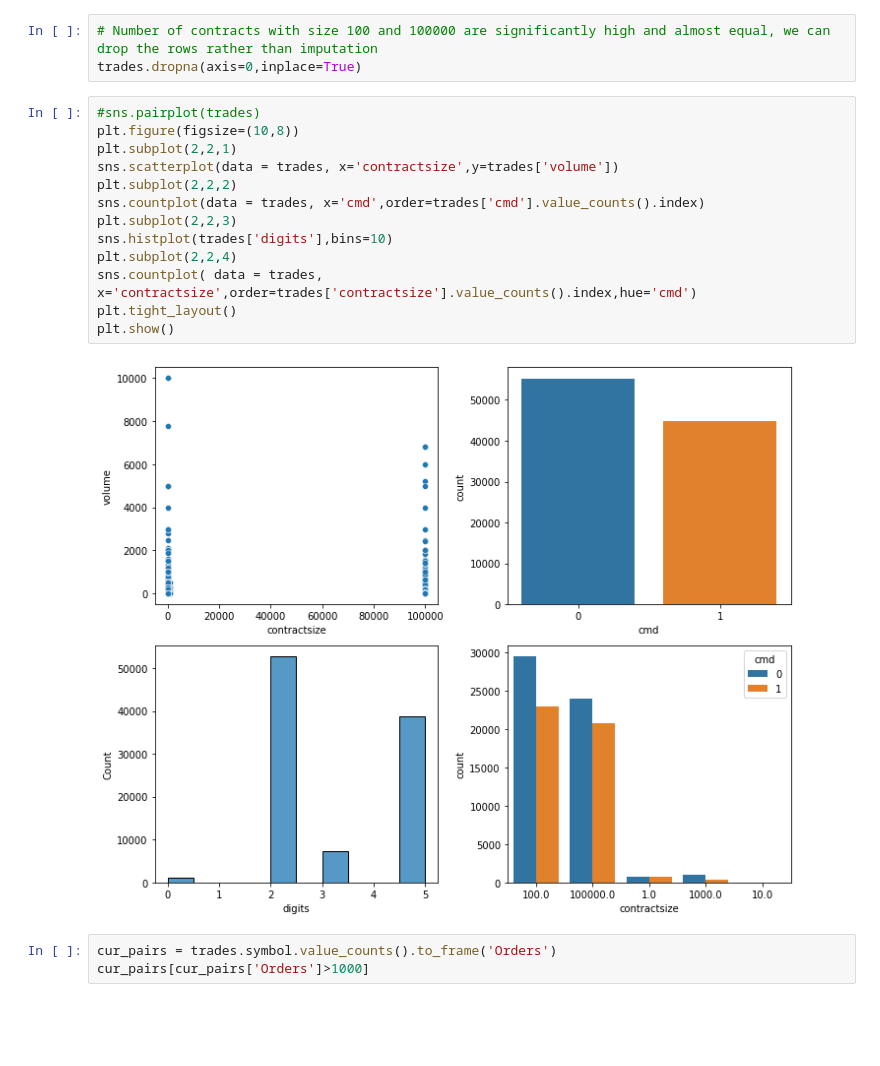
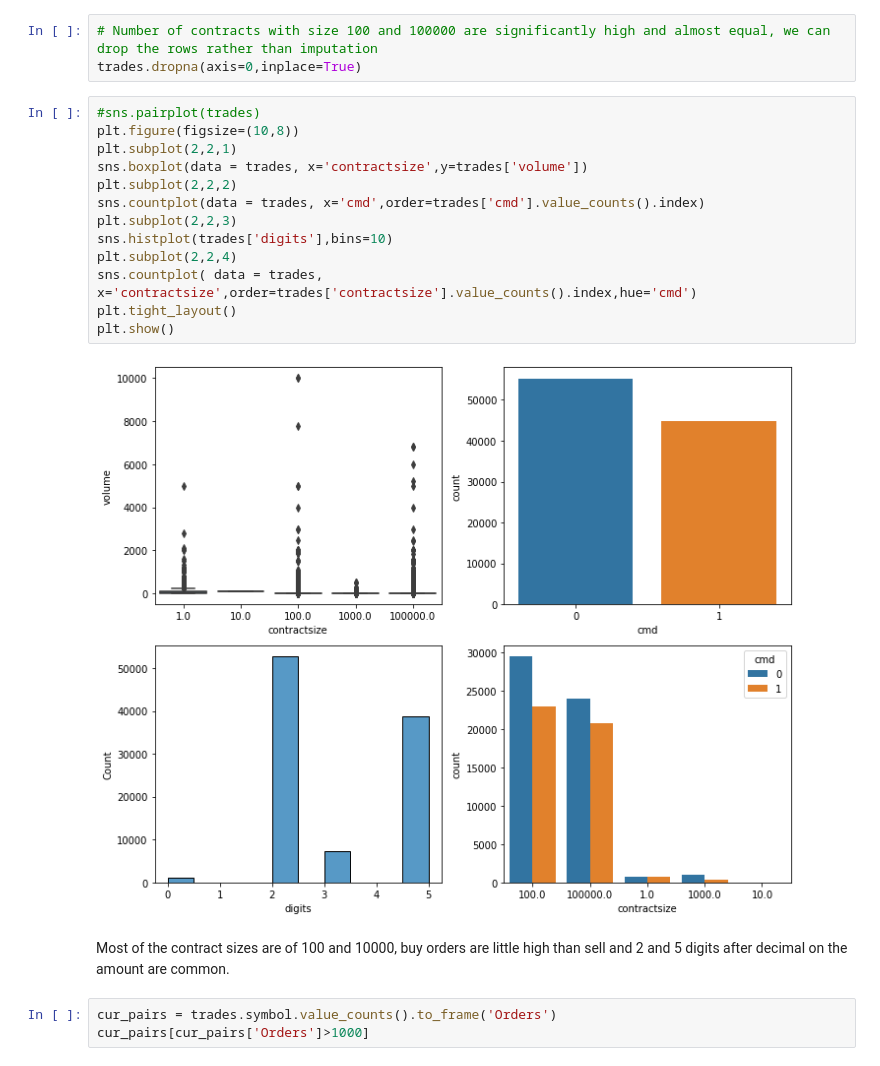
Before and after one commit to GaikwadChinmay/Trade-Markets-Analytics, a Jupyter notebook: Trade_markets.ipynb, the cells around one changed output. Saved outputs shown, nothing was run; the diff lists cells and outputs as text; blank space fills up the shorter version.

```diff
--- a/Trade_markets.ipynb
+++ b/Trade_markets.ipynb
@@ -177,18 +179,20 @@ trades.dropna(axis=0,inplace=True)
 # %%
 #sns.pairplot(trades)
 plt.figure(figsize=(10,8))
 plt.subplot(2,2,1)
-sns.scatterplot(data = trades, x='contractsize',y=trades['volume'])
+sns.boxplot(data = trades, x='contractsize',y=trades['volume'])
 plt.subplot(2,2,2)
 sns.countplot(data = trades, x='cmd',order=trades['cmd'].value_counts().index)
 plt.subplot(2,2,3)
 sns.histplot(trades['digits'],bins=10)
 plt.subplot(2,2,4)
 sns.countplot( data = trades, x='contractsize',order=trades['contractsize'].value_counts().index,hue='cmd')
 plt.tight_layout()
 plt.show()
 # %% [output]
-[figure, old version]
+[figure, new version]
+# %% [markdown]
+Most of the contract sizes are of 100 and 10000, buy orders are little high than sell and 2 and 5 digits after decimal on the amount are common.
 # %%
 cur_pairs = trades.symbol.value_counts().to_frame('Orders')
 cur_pairs[cur_pairs['Orders']>1000]
```
Also changed, not shown: parts of 21 cells of this notebook.
